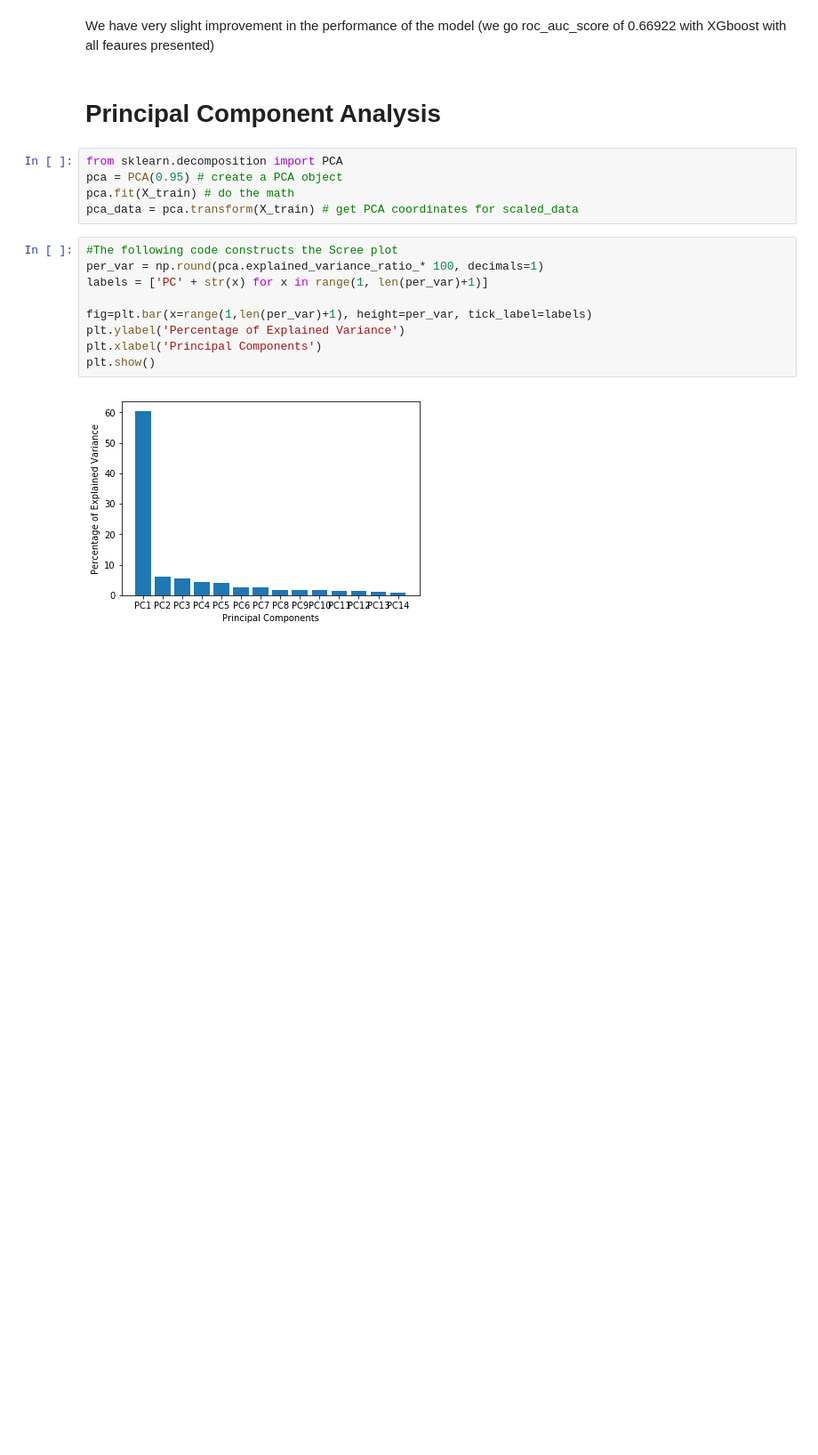
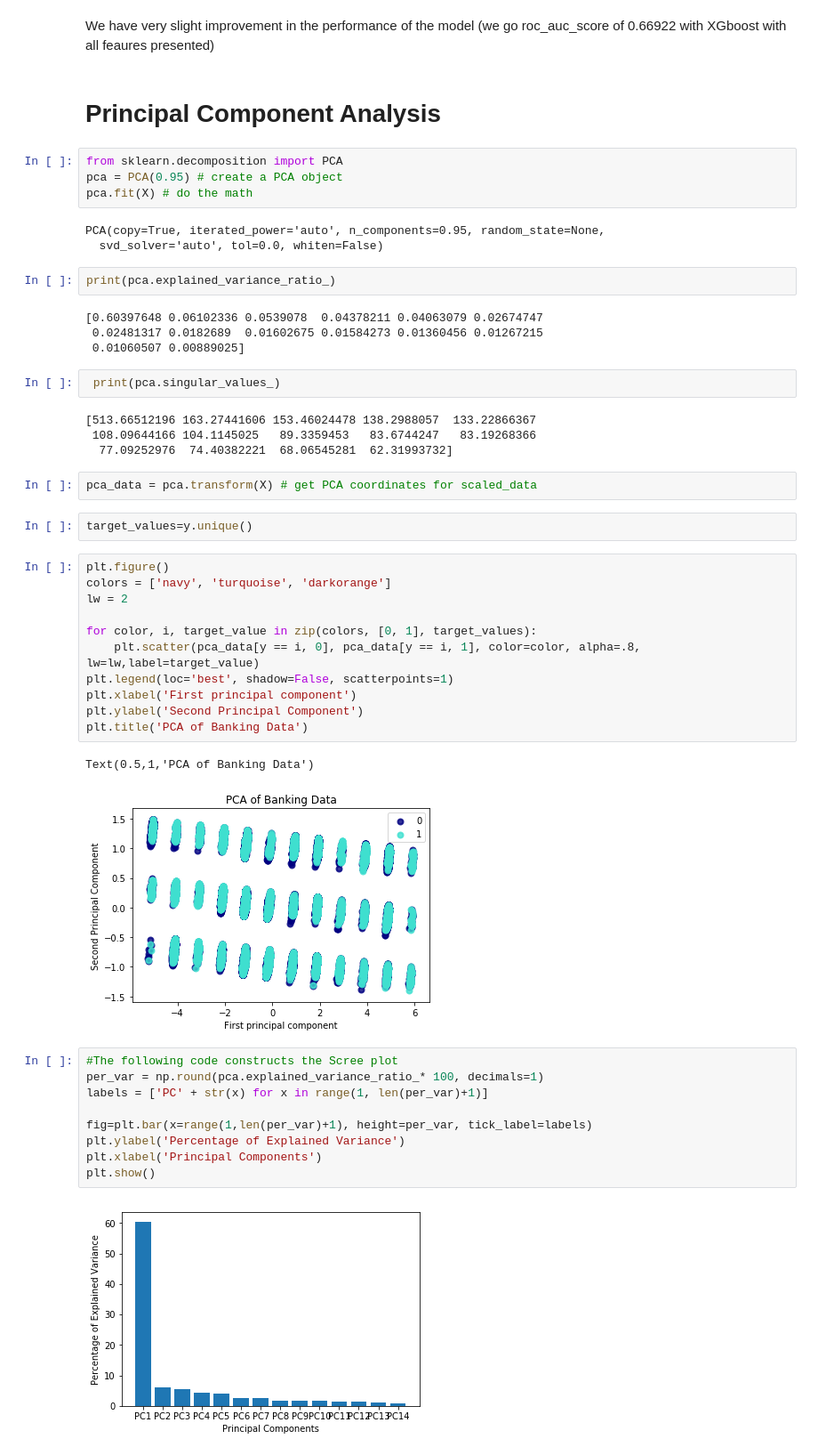
Before and after one commit to Nada-gh/BankMarketing, a Jupyter notebook: FeatureSelection.ipynb, the cells around one changed output. Shown at 89% size. Cells and saved outputs as stored; diff of their text form; blank space fills up the shorter version.

Commit message:
a slight change on the PCA plot

```diff
--- a/FeatureSelection.ipynb
+++ b/FeatureSelection.ipynb
@@ -315,8 +315,40 @@ We have very slight improvement in the performance of the model (we go roc_auc_s
 # %%
 from sklearn.decomposition import PCA
 pca = PCA(0.95) # create a PCA object
-pca.fit(X_train) # do the math
-pca_data = pca.transform(X_train) # get PCA coordinates for scaled_data
+pca.fit(X) # do the math
+# %% [output]
+PCA(copy=True, iterated_power='auto', n_components=0.95, random_state=None,
+  svd_solver='auto', tol=0.0, whiten=False)
+# %%
+print(pca.explained_variance_ratio_)
+# %% [output]
+[0.60397648 0.06102336 0.0539078  0.04378211 0.04063079 0.02674747
+ 0.02481317 0.0182689  0.01602675 0.01584273 0.01360456 0.01267215
+ 0.01060507 0.00889025]
+# %%
+ print(pca.singular_values_)
+# %% [output]
+[513.66512196 163.27441606 153.46024478 138.2988057  133.22866367
+ 108.09644166 104.1145025   89.3359453   83.6744247   83.19268366
+  77.09252976  74.40382221  68.06545281  62.31993732]
+# %%
+pca_data = pca.transform(X) # get PCA coordinates for scaled_data
+# %%
+target_values=y.unique()
+# %%
+plt.figure()
+colors = ['navy', 'turquoise', 'darkorange']
+lw = 2
+
+for color, i, target_value in zip(colors, [0, 1], target_values):
+    plt.scatter(pca_data[y == i, 0], pca_data[y == i, 1], color=color, alpha=.8, lw=lw,label=target_value)
+plt.legend(loc='best', shadow=False, scatterpoints=1)
+plt.xlabel('First principal component')
+plt.ylabel('Second Principal Component')
+plt.title('PCA of Banking Data')
+# %% [output]
+Text(0.5,1,'PCA of Banking Data')
+[figure, added]
 # %%
 #The following code constructs the Scree plot
 per_var = np.round(pca.explained_variance_ratio_* 100, decimals=1)
```
Also changed, not shown: parts of 1 cell of this notebook, 1 other file.
